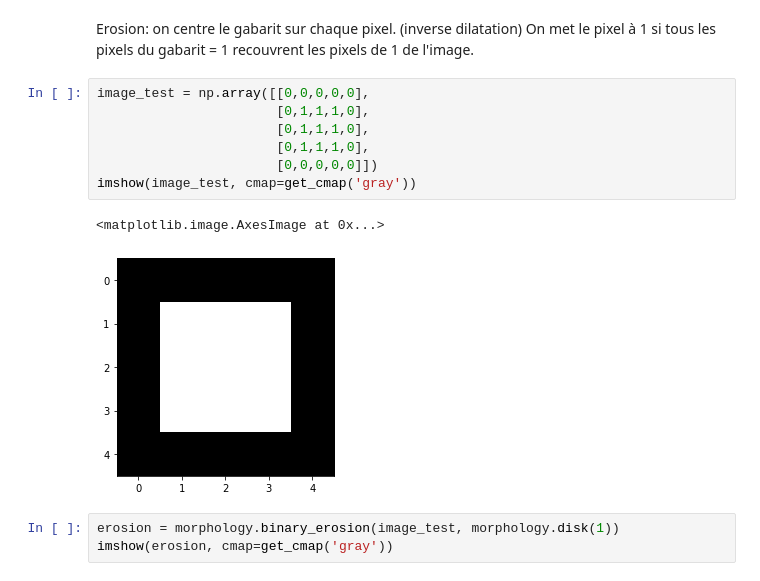
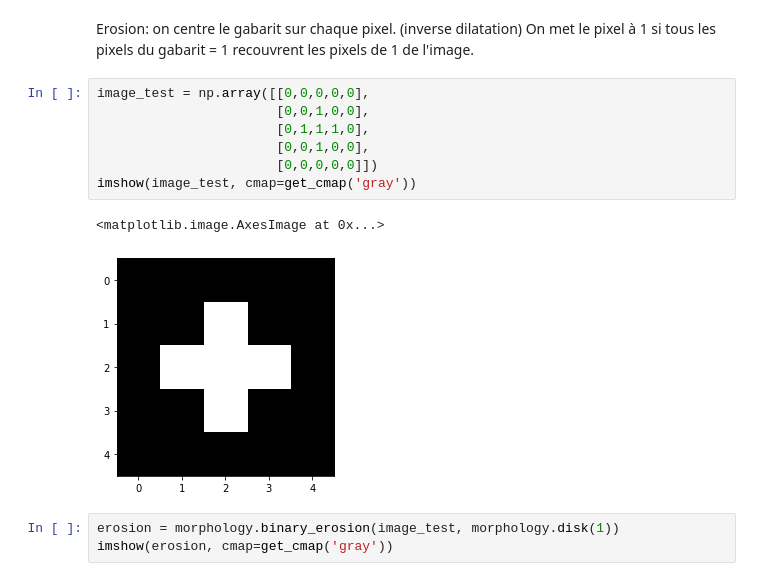
Before and after one commit to datacorner/les-tutos-datacorner.fr, a Jupyter notebook: computer-vision/image-processing/image-processing-5.ipynb, the cells around one changed output. Cells and saved outputs as stored; diff of their text form.

```diff
--- a/computer-vision/image-processing/image-processing-5.ipynb
+++ b/computer-vision/image-processing/image-processing-5.ipynb
@@ -63,14 +64,14 @@ Erosion: on centre le gabarit sur chaque pixel. (inverse dilatation)
 On met le pixel à 1 si tous les pixels du gabarit = 1 recouvrent les pixels de 1 de l'image.
 # %%
 image_test = np.array([[0,0,0,0,0],
+                       [0,0,1,0,0],
                        [0,1,1,1,0],
-                       [0,1,1,1,0],
-                       [0,1,1,1,0],
+                       [0,0,1,0,0],
                        [0,0,0,0,0]])
 imshow(image_test, cmap=get_cmap('gray'))
 # %% [output]
 <matplotlib.image.AxesImage at 0x...>
-[figure, old version]
+[figure, new version]
 # %%
 erosion = morphology.binary_erosion(image_test, morphology.disk(1))
 imshow(erosion, cmap=get_cmap('gray'))
```
Also changed, not shown: parts of 4 cells of this notebook, 1 other file.
